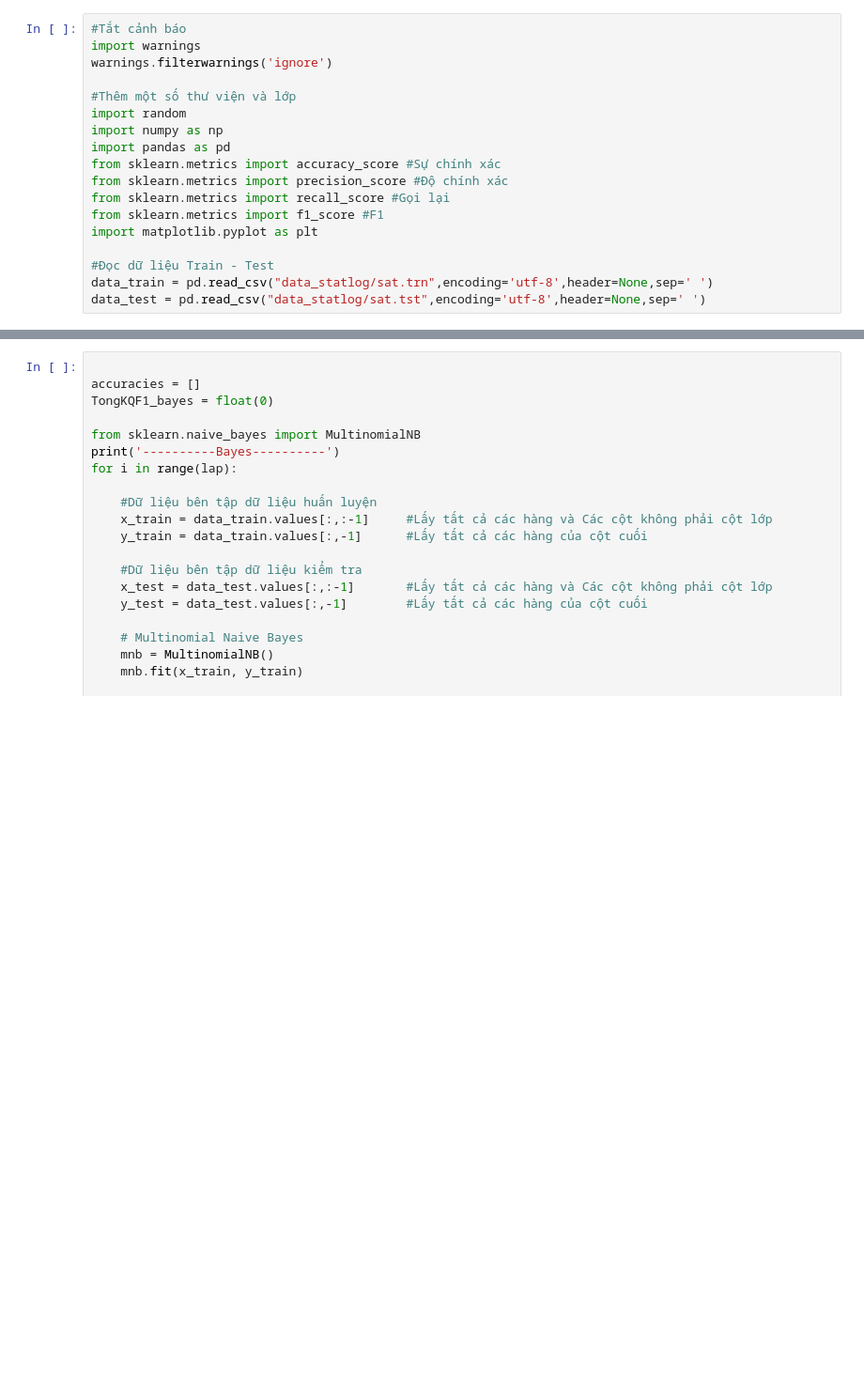
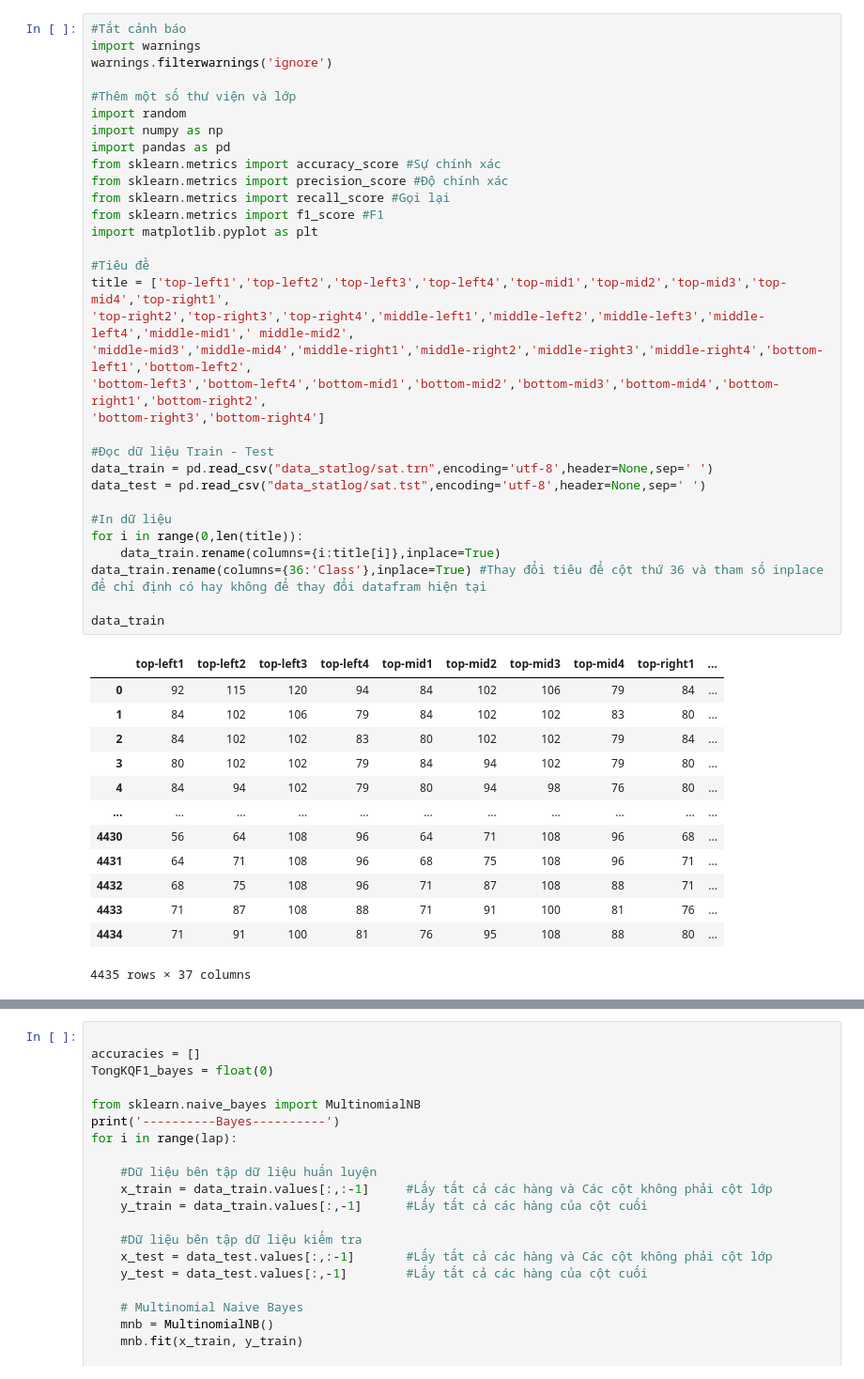
Before and after one commit to GiaBao0510/DoAn_MHUD, a Jupyter notebook: try.ipynb, the cells around one changed output, grey strips where cells are left out. Shown at 94% size. Drawn from its saved outputs; the diff is of its cells as text; blank space fills up the shorter version.

```diff
--- a/try.ipynb
+++ b/try.ipynb
@@ -1,21 +1,49 @@
 # %%
 #Tắt cảnh báo
 import warnings
 warnings.filterwarnings('ignore')
 
 #Thêm một số thư viện và lớp
 import random
 import numpy as np
 import pandas as pd
 from sklearn.metrics import accuracy_score #Sự chính xác
 from sklearn.metrics import precision_score #Độ chính xác
 from sklearn.metrics import recall_score #Gọi lại
 from sklearn.metrics import f1_score #F1
 import matplotlib.pyplot as plt
 
+#Tiêu đề
+title = ['top-left1','top-left2','top-left3','top-left4','top-mid1','top-mid2','top-mid3','top-mid4','top-right1',
+'top-right2','top-right3','top-right4','middle-left1','middle-left2','middle-left3','middle-left4','middle-mid1',' middle-mid2',
+'middle-mid3','middle-mid4','middle-right1','middle-right2','middle-right3','middle-right4','bottom-left1','bottom-left2',
+'bottom-left3','bottom-left4','bottom-mid1','bottom-mid2','bottom-mid3','bottom-mid4','bottom-right1','bottom-right2',
+'bottom-right3','bottom-right4']
+
 #Đọc dữ liệu Train - Test
 data_train = pd.read_csv("data_statlog/sat.trn",encoding='utf-8',header=None,sep=' ')
 data_test = pd.read_csv("data_statlog/sat.tst",encoding='utf-8',header=None,sep=' ')
+
+#In dữ liệu
+for i in range(0,len(title)):
+    data_train.rename(columns={i:title[i]},inplace=True)
+data_train.rename(columns={36:'Class'},inplace=True) #Thay đổi tiêu để cột thứ 36 và tham số inplace để chỉ định có hay không để thay đổi datafram hiện tại
+
+data_train
+# %% [output]
+|  | top-left1 | top-left2 | top-left3 | top-left4 | top-mid1 | top-mid2 | top-mid3 | top-mid4 | top-right1 | ... |
+| 0 | 92 | 115 | 120 | 94 | 84 | 102 | 106 | 79 | 84 | ... |
+| 1 | 84 | 102 | 106 | 79 | 84 | 102 | 102 | 83 | 80 | ... |
+| 2 | 84 | 102 | 102 | 83 | 80 | 102 | 102 | 79 | 84 | ... |
+| 3 | 80 | 102 | 102 | 79 | 84 | 94 | 102 | 79 | 80 | ... |
+| 4 | 84 | 94 | 102 | 79 | 80 | 94 | 98 | 76 | 80 | ... |
+| ... | ... | ... | ... | ... | ... | ... | ... | ... | ... | ... |
+| 4430 | 56 | 64 | 108 | 96 | 64 | 71 | 108 | 96 | 68 | ... |
+| 4431 | 64 | 71 | 108 | 96 | 68 | 75 | 108 | 96 | 71 | ... |
+| 4432 | 68 | 75 | 108 | 96 | 71 | 87 | 108 | 88 | 71 | ... |
+| 4433 | 71 | 87 | 108 | 88 | 71 | 91 | 100 | 81 | 76 | ... |
+| 4434 | 71 | 91 | 100 | 81 | 76 | 95 | 108 | 88 | 80 | ... |
+4435 rows × 37 columns
 # %%
 '''     ---  1.KNN  ---   '''
 from sklearn.neighbors import KNeighborsClassifier
```
Also changed, not shown: parts of 4 cells of this notebook, 2 other files.
